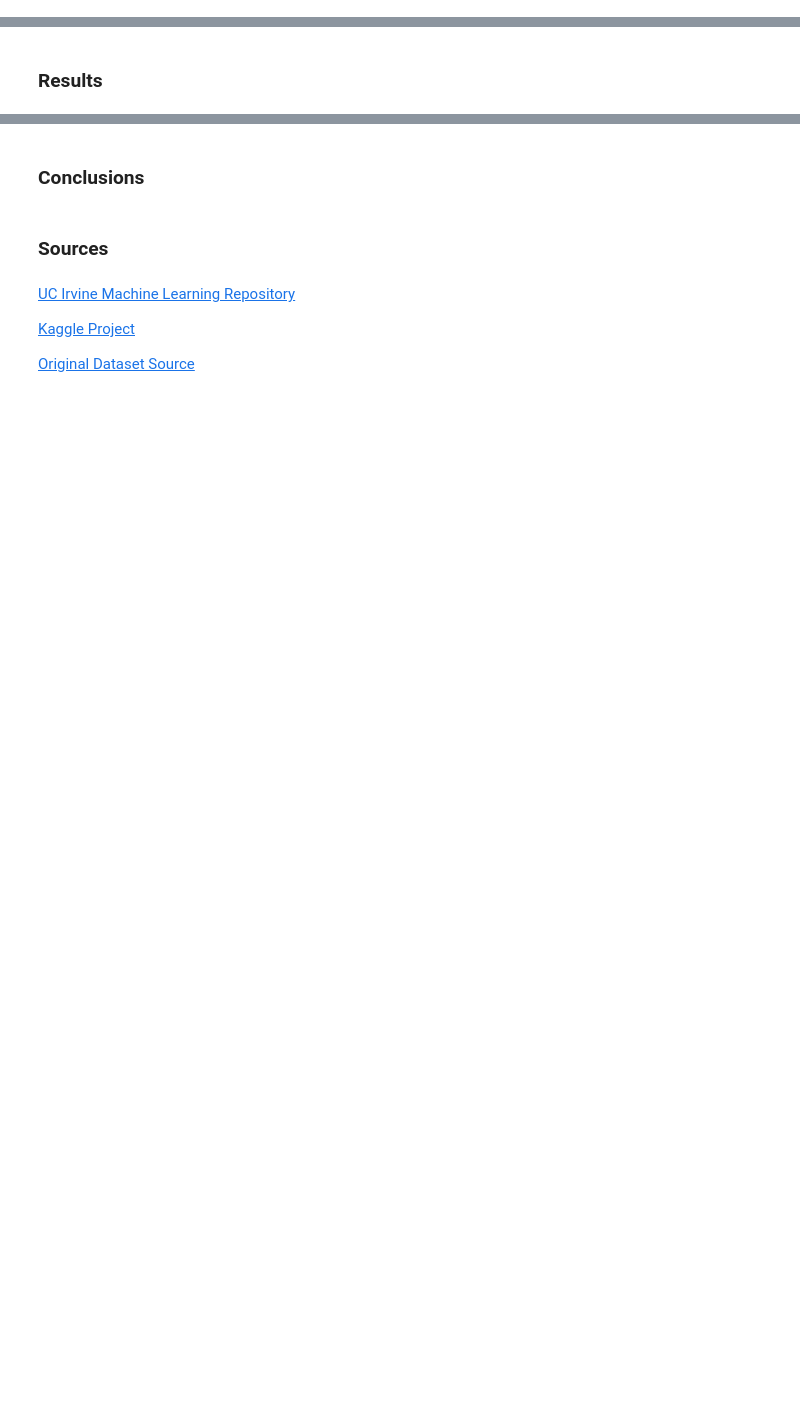
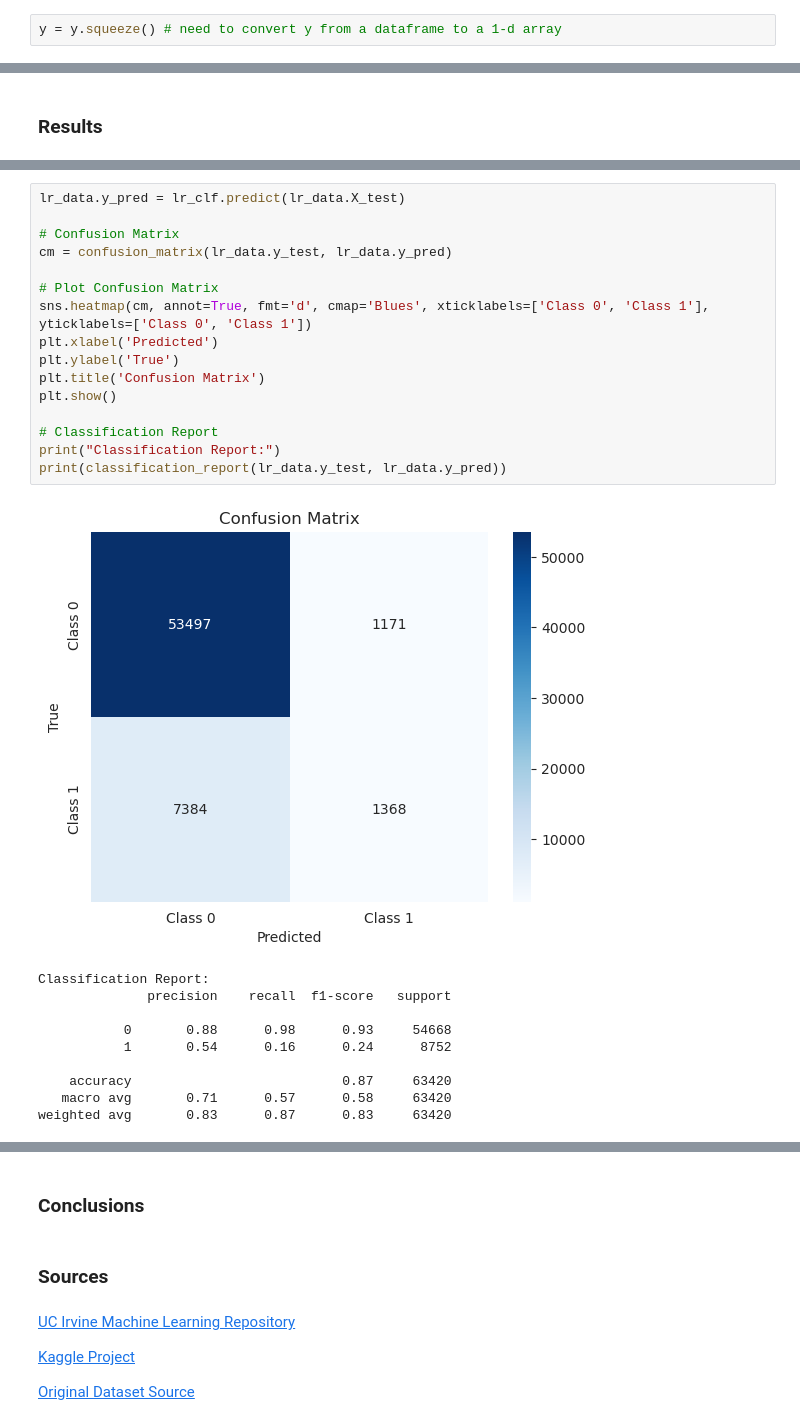
Before and after one commit to jman102/CSCA5622-Final-Project, a Jupyter notebook: final_project.ipynb, the cells around one changed output, grey strips where cells are left out. Cells and saved outputs as stored; diff of their text form; blank space fills up the shorter version.

```diff
--- a/final_project.ipynb
+++ b/final_project.ipynb
@@ -102,3 +104,5 @@ y.describe()
+# %%
+y = y.squeeze() # need to convert y from a dataframe to a 1-d array
 # %% [markdown]
 ### Analysis: Model Building & Training
 # %% [markdown]
@@ -107,0 +192,27 @@ For this classification problem, there were a handful of supervised machine lear
+# %%
+lr_data.y_pred = lr_clf.predict(lr_data.X_test)
+
+# Confusion Matrix
+cm = confusion_matrix(lr_data.y_test, lr_data.y_pred)
+
+# Plot Confusion Matrix
+sns.heatmap(cm, annot=True, fmt='d', cmap='Blues', xticklabels=['Class 0', 'Class 1'], yticklabels=['Class 0', 'Class 1'])
+plt.xlabel('Predicted')
+plt.ylabel('True')
+plt.title('Confusion Matrix')
+plt.show()
+
+# Classification Report
+print("Classification Report:")
+print(classification_report(lr_data.y_test, lr_data.y_pred))
+# %% [output]
+[figure, added]
+Classification Report:
+              precision    recall  f1-score   support
+
+           0       0.88      0.98      0.93     54668
+           1       0.54      0.16      0.24      8752
+
+    accuracy                           0.87     63420
+   macro avg       0.71      0.57      0.58     63420
+weighted avg       0.83      0.87      0.83     63420
```
Also changed, not shown: parts of 16 cells of this notebook.
